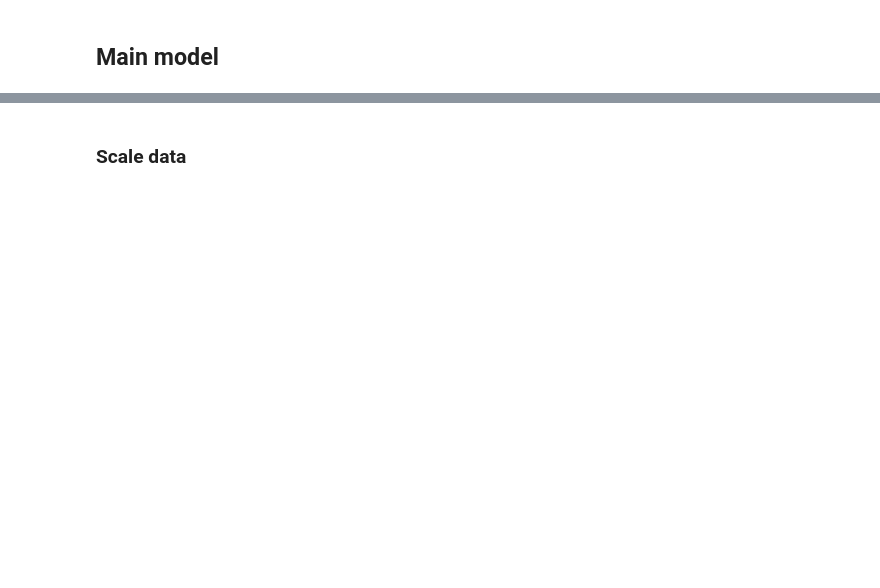
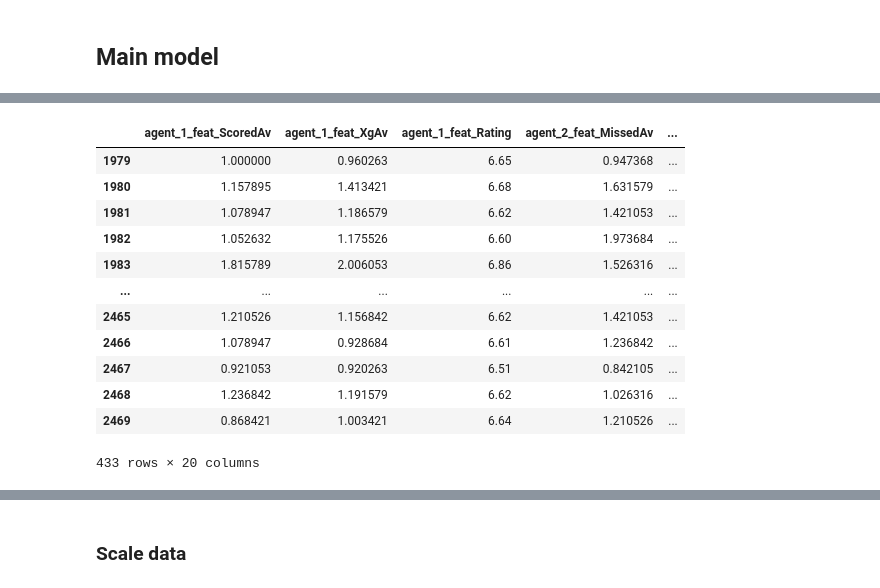
Before and after one commit to EgorMozharov/ML-Neural-classification, a Jupyter notebook: V2-NN.ipynb, the cells around one changed output, grey strips where cells are left out. Cells and saved outputs as stored; diff of their text form; code cells hidden in the pictures; blank space fills up the shorter version.

```diff
--- a/V2-NN.ipynb
+++ b/V2-NN.ipynb
@@ -431,4 +526,18 @@ new_X_train1
 # %%
-new_X_test1 = X_test[list(fearues_names1)]
+new_X_test1 = X_test1[list(fearues_names1)]
 new_X_test1
+# %% [output]
+|  | agent_1_feat_ScoredAv | agent_1_feat_XgAv | agent_1_feat_Rating | agent_2_feat_MissedAv | ... |
+| 1979 | 1.000000 | 0.960263 | 6.65 | 0.947368 | ... |
+| 1980 | 1.157895 | 1.413421 | 6.68 | 1.631579 | ... |
+| 1981 | 1.078947 | 1.186579 | 6.62 | 1.421053 | ... |
+| 1982 | 1.052632 | 1.175526 | 6.60 | 1.973684 | ... |
+| 1983 | 1.815789 | 2.006053 | 6.86 | 1.526316 | ... |
+| ... | ... | ... | ... | ... | ... |
+| 2465 | 1.210526 | 1.156842 | 6.62 | 1.421053 | ... |
+| 2466 | 1.078947 | 0.928684 | 6.61 | 1.236842 | ... |
+| 2467 | 0.921053 | 0.920263 | 6.51 | 0.842105 | ... |
+| 2468 | 1.236842 | 1.191579 | 6.62 | 1.026316 | ... |
+| 2469 | 0.868421 | 1.003421 | 6.64 | 1.210526 | ... |
+433 rows × 20 columns
 # %%
```
Also changed, not shown: parts of 36 cells of this notebook, 1 other file.
